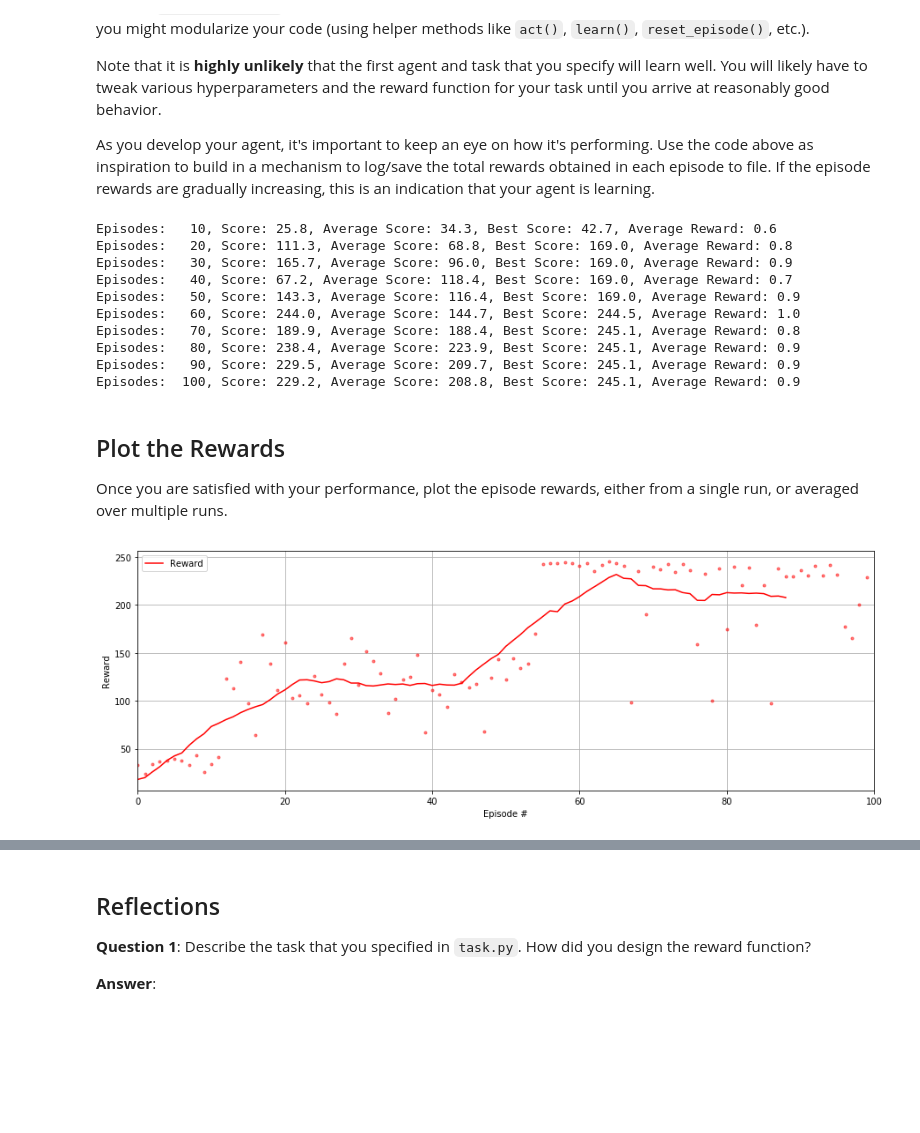
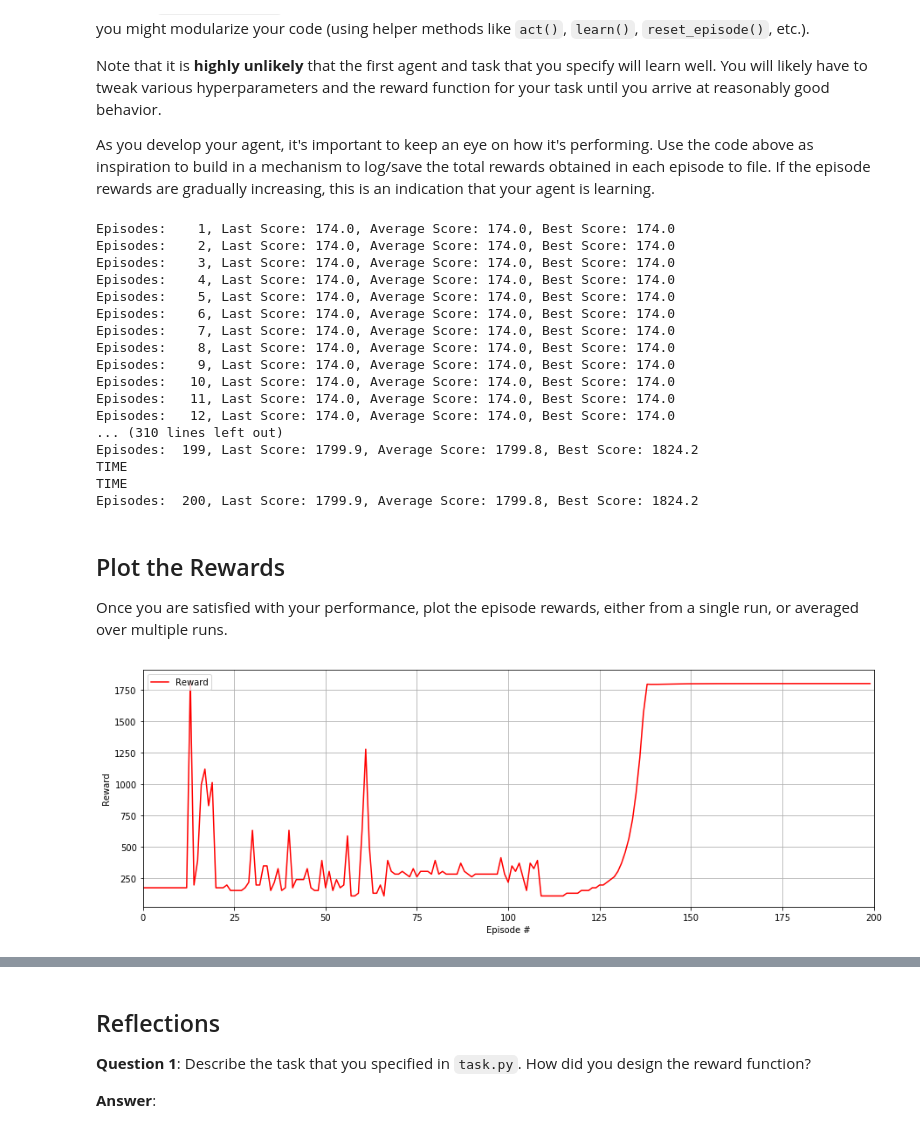
Before and after one commit to tobiassteidle/MLND_Quadcopter, a Jupyter notebook: Quadcopter_Project.ipynb, the cells around one changed output, grey strips where cells are left out. Saved outputs shown, nothing was run; the diff lists cells and outputs as text; code cells hidden in the pictures; blank space fills up the shorter version.

```diff
--- a/Quadcopter_Project.ipynb
+++ b/Quadcopter_Project.ipynb
@@ -205,24 +205,28 @@ import array as arr
 from collections import deque
 import torch
 from agents.agent import TD3
-from newTask import Task as NewTask
+from tasks.taskfly import Task
 
 random_seed = 1234
 torch.manual_seed(random_seed)
 np.random.seed(random_seed)
 
-print_every = 10
-num_episodes = 100
+env_name = 'Quadcopter'
+directory = "./preTrained/"
+filename = "TD3_{}_{}".format(env_name, random_seed)
 
-init_pose = np.array([0.0, 0.0, 10.0, 0.0, 0.0, 0.0])
-target_position = np.array([0.0, 0.0, 10.0])
-task = NewTask(init_pose=init_pose, target_pos=target_position, pos_noise=0.25, ang_noise=None,
-               vel_noise=0.15, ang_vel_noise=None)
+print_every = 1
+#num_episodes = 150
+num_episodes = 200
+
+init_pose = np.array([0., 0., 1., 0., 0., 0.])
+target_pos = np.array([5., 5., 10.])
+task = Task(init_pose=init_pose, target_pos=target_pos)
+
 agent = TD3(task)
 
 best_score = 0
 scores = []
-avg_reward = []
 episode_rewards = []
 ep_rewards_deque = deque(maxlen=100)
 
@@ -234,8 +238,6 @@ for i_episode in range(1, num_episodes+1):
 
         while True:
             action = agent.act(state)
-            #action += noise.sample()
-            action = np.clip(action, -1, 1)
 
             next_state, reward, done = agent.task.step(action)
             agent.step(action, reward, next_state, done)
@@ -246,31 +248,37 @@ for i_episode in range(1, num_episodes+1):
             if done:
                 break
 
-        avg_reward.append(score/max(1, steps))
         scores.append(score)
 
-        #Keep track of best score
         if score > best_score:
             best_score = score
 
         if i_episode % print_every == 0:
             text = "Episodes: {:4d}, ".format(len(scores))
-            text += "Score: {:.1f}, ".format(score)
+            text += "Last Score: {:.1f}, ".format(score)
             text += "Average Score: {:.1f}, ".format(np.mean(scores[-25:]))
-            text += "Best Score: {:.1f}, ".format(best_score)
-            text += "Average Reward: {:.1f} ".format(avg_reward[-1])
+            text += "Best Score: {:.1f}".format(best_score)
             print(text)
+
+agent.save(directory, filename)
 # %% [output]
-Episodes:   10, Score: 25.8, Average Score: 34.3, Best Score: 42.7, Average Reward: 0.6
-Episodes:   20, Score: 111.3, Average Score: 68.8, Best Score: 169.0, Average Reward: 0.8
-Episodes:   30, Score: 165.7, Average Score: 96.0, Best Score: 169.0, Average Reward: 0.9
-Episodes:   40, Score: 67.2, Average Score: 118.4, Best Score: 169.0, Average Reward: 0.7
-Episodes:   50, Score: 143.3, Average Score: 116.4, Best Score: 169.0, Average Reward: 0.9
-Episodes:   60, Score: 244.0, Average Score: 144.7, Best Score: 244.5, Average Reward: 1.0
-Episodes:   70, Score: 189.9, Average Score: 188.4, Best Score: 245.1, Average Reward: 0.8
-Episodes:   80, Score: 238.4, Average Score: 223.9, Best Score: 245.1, Average Reward: 0.9
-Episodes:   90, Score: 229.5, Average Score: 209.7, Best Score: 245.1, Average Reward: 0.9
-Episodes:  100, Score: 229.2, Average Score: 208.8, Best Score: 245.1, Average Reward: 0.9
+Episodes:    1, Last Score: 174.0, Average Score: 174.0, Best Score: 174.0
+Episodes:    2, Last Score: 174.0, Average Score: 174.0, Best Score: 174.0
+Episodes:    3, Last Score: 174.0, Average Score: 174.0, Best Score: 174.0
+Episodes:    4, Last Score: 174.0, Average Score: 174.0, Best Score: 174.0
+Episodes:    5, Last Score: 174.0, Average Score: 174.0, Best Score: 174.0
+Episodes:    6, Last Score: 174.0, Average Score: 174.0, Best Score: 174.0
+Episodes:    7, Last Score: 174.0, Average Score: 174.0, Best Score: 174.0
+Episodes:    8, Last Score: 174.0, Average Score: 174.0, Best Score: 174.0
+Episodes:    9, Last Score: 174.0, Average Score: 174.0, Best Score: 174.0
+Episodes:   10, Last Score: 174.0, Average Score: 174.0, Best Score: 174.0
+Episodes:   11, Last Score: 174.0, Average Score: 174.0, Best Score: 174.0
+Episodes:   12, Last Score: 174.0, Average Score: 174.0, Best Score: 174.0
+... (310 lines left out)
+Episodes:  199, Last Score: 1799.9, Average Score: 1799.8, Best Score: 1824.2
+TIME
+TIME
+Episodes:  200, Last Score: 1799.9, Average Score: 1799.8, Best Score: 1824.2
 # %% [markdown]
 ## Plot the Rewards
 
@@ -278,17 +286,16 @@ Once you are satisfied with your performance, plot the episode rewards, either f
 # %%
 ## TODO: Plot the rewards.
 import matplotlib.pyplot as plt
 %matplotlib inline
 
 plt.figure(figsize=(15,5))
-plt.plot(scores, '.', alpha=0.5, color='red')
-plt.plot(np.convolve(scores, np.ones(21)/21)[(21-1)//2:-21], color='red', label='Reward')
+plt.plot(scores, color='red', label='Reward')
 plt.ylabel('Reward')
 plt.legend(loc=2)
 plt.grid(True)
 
 plt.xlabel("Episode #")
 plt.xlim(0, len(scores))
 plt.show()
 # %% [output]
-[figure, old version]
+[figure, new version]
```
Also changed, not shown: parts of 3 cells of this notebook, 2 other files.
